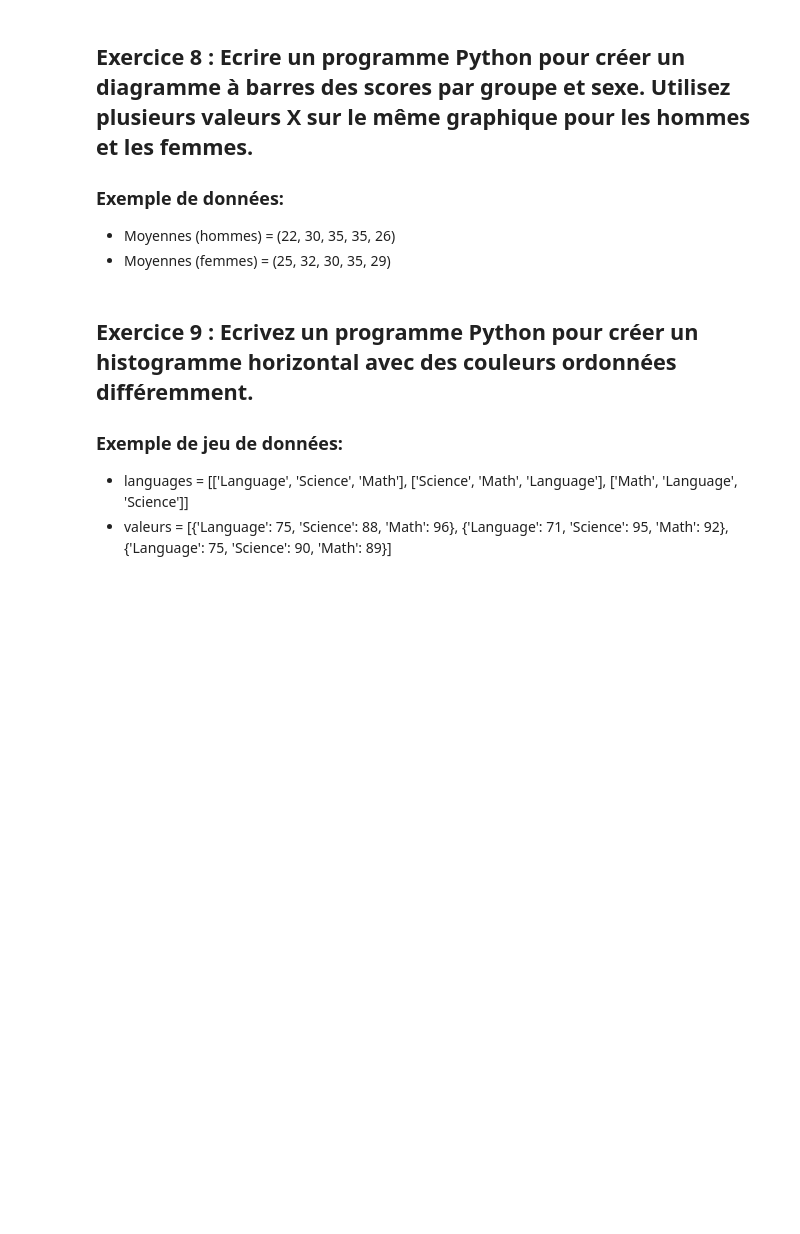
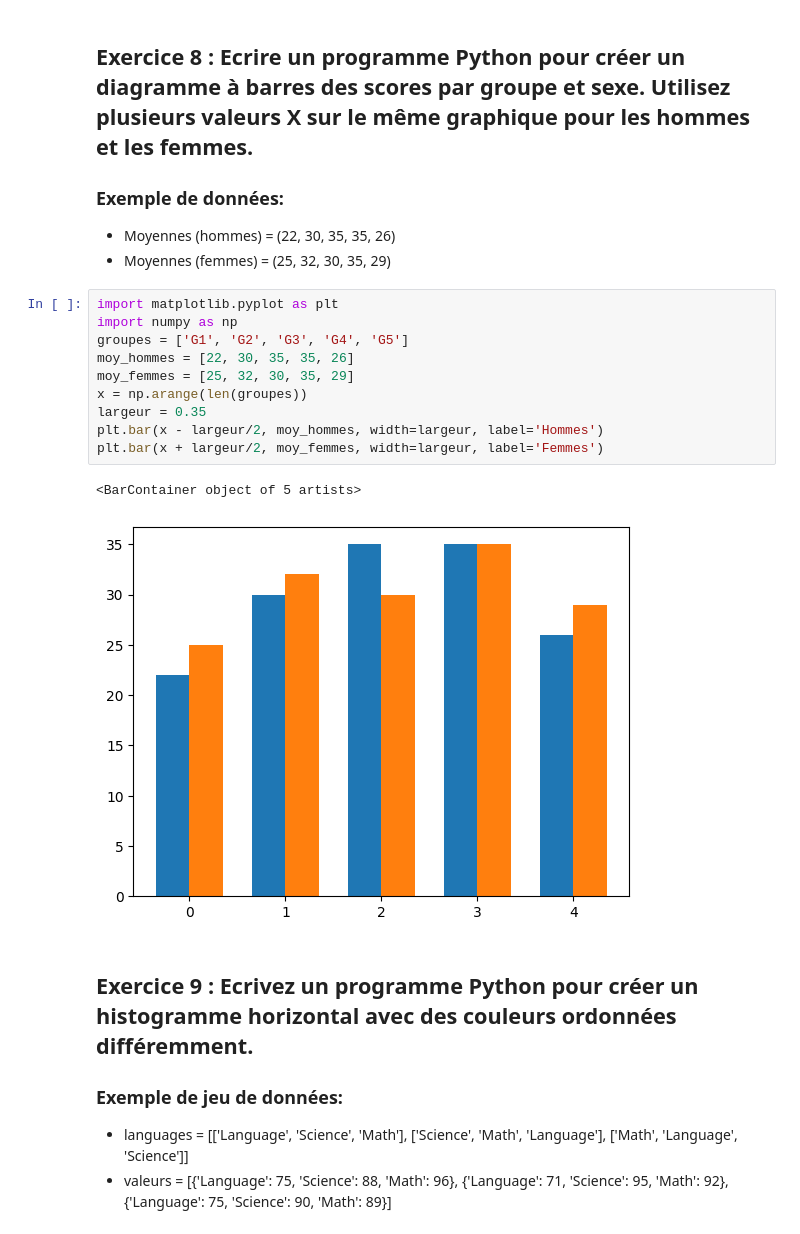
Before and after one commit to majdoubiadil/alx-pre_course, a Jupyter notebook: Exos matplotlib énoncé.ipynb, the cells around one changed output. Saved outputs shown, nothing was run; the diff lists cells and outputs as text; blank space fills up the shorter version.

```diff
--- a/Exos matplotlib énoncé.ipynb
+++ b/Exos matplotlib énoncé.ipynb
@@ -67,6 +70,19 @@ plt.legend()
 ### Exemple de données:
 * Moyennes (hommes) = (22, 30, 35, 35, 26)
 * Moyennes (femmes) = (25, 32, 30, 35, 29)
+# %%
+import matplotlib.pyplot as plt
+import numpy as np
+groupes = ['G1', 'G2', 'G3', 'G4', 'G5']
+moy_hommes = [22, 30, 35, 35, 26]
+moy_femmes = [25, 32, 30, 35, 29]
+x = np.arange(len(groupes))
+largeur = 0.35
+plt.bar(x - largeur/2, moy_hommes, width=largeur, label='Hommes')
+plt.bar(x + largeur/2, moy_femmes, width=largeur, label='Femmes')
+# %% [output]
+<BarContainer object of 5 artists>
+[figure, added]
 # %% [markdown]
 ## Exercice 9 : Ecrivez un programme Python pour créer un histogramme horizontal avec des couleurs ordonnées différemment.
 ### Exemple de jeu de données:
```
Also changed, not shown: parts of 5 cells of this notebook.
